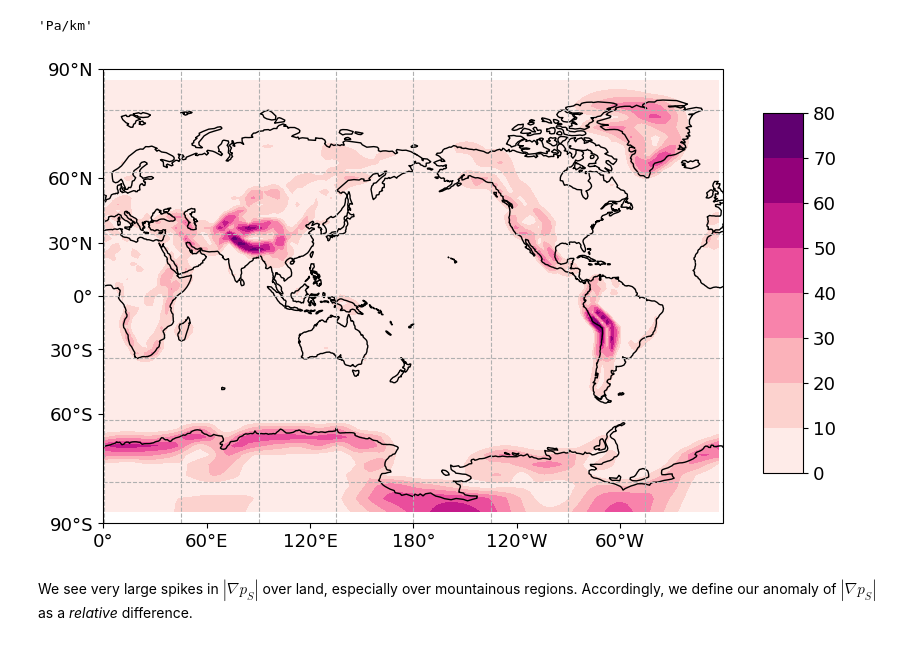
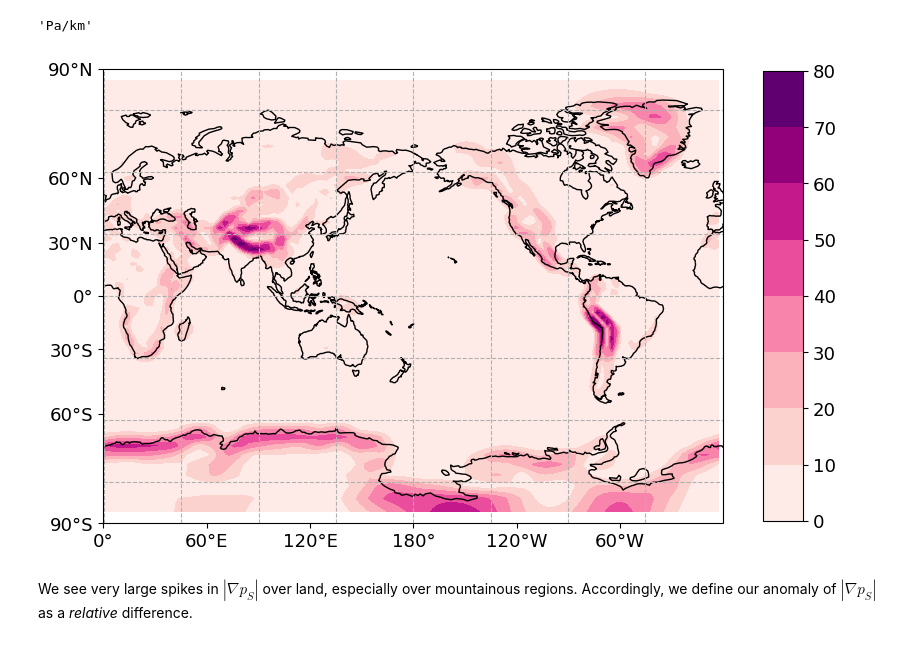
Before and after one commit to ageorgemorgan/epe-analysis, a Jupyter notebook: ps_investigation_cleaned.ipynb, the cells around one changed output. Saved outputs shown, nothing was run; the diff lists cells and outputs as text; code cells hidden in the pictures.

```diff
--- a/ps_investigation_cleaned.ipynb
+++ b/ps_investigation_cleaned.ipynb
@@ -59,27 +59,27 @@ da_grad_ps.units
 # %%
 draw_global_map(
     da_grad_ps.lon,
     da_grad_ps.lat,
     da_grad_ps.mean(dim = "time").values,
     title = None,
     filled = True,
     show_fig = True,
     save_fig = False,
     levels = 8,
     cmap = "RdPu",
-    cbar_params = [0.95, 0.2, 0.05, 0.6],
+    cbar_params = [0.95, 0.12, 0.05, 0.75],
     bbox = None,
     vmin = None,
     vmax = None,
     draw_labels = False,
     label_contours = False,
     remove_cbar = False,
     fig = None,
     projection = ccrs.Miller(central_longitude=180),
     # outfilename = "my_map" + ".png",
 )
 # %% [output]
-[figure, old version]
+[figure, new version]
 # %% [markdown]
 We see very large spikes in $|\nabla p_S|$ over land, especially over mountainous regions. Accordingly, we define our anomaly of $|\nabla p_S|$ as a *relative* difference.
 # %% [markdown]
```
Also changed, not shown: 4 other files.
